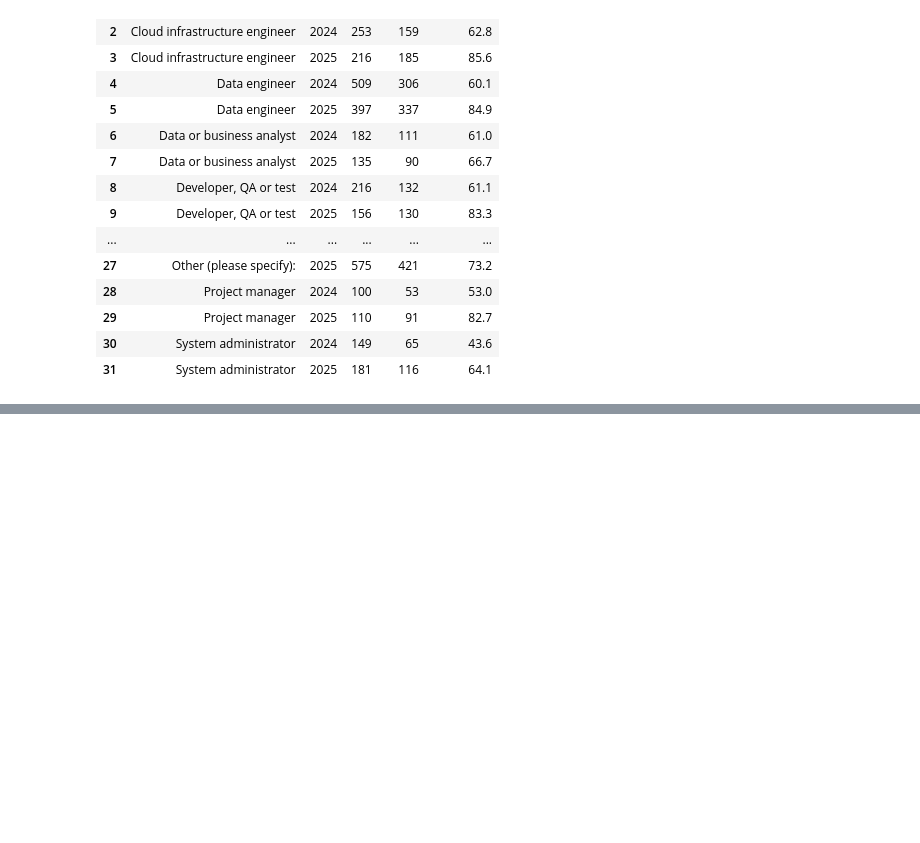
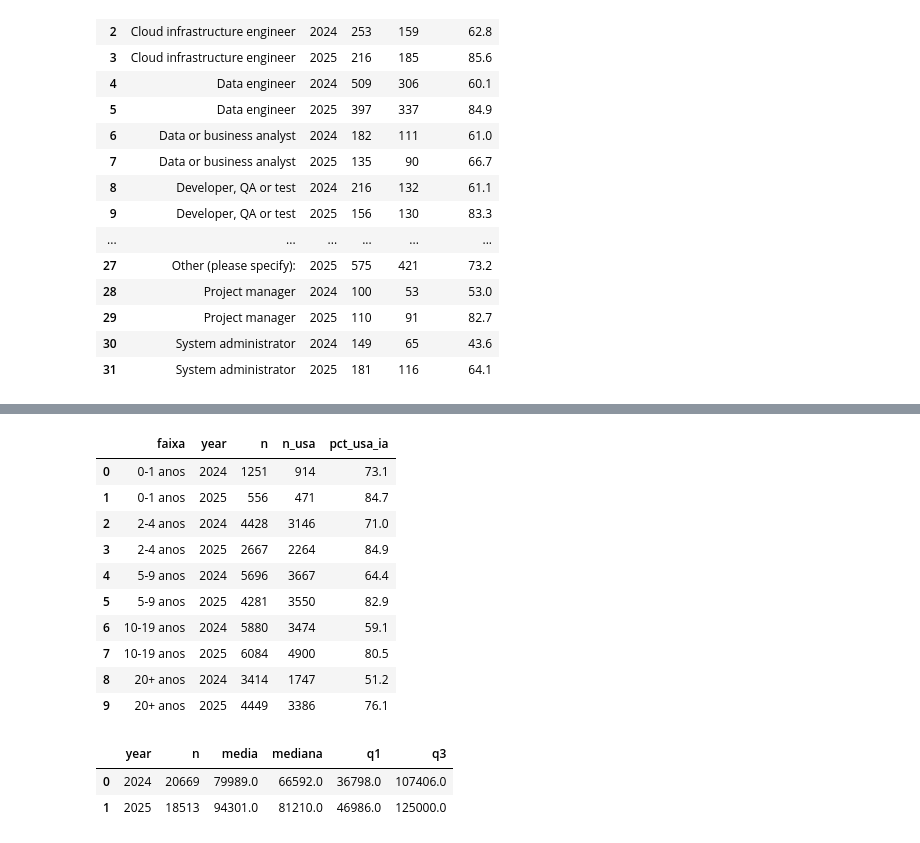
Before and after one commit to RodrigoMF545/Artificial-intelligence-and-the-labor-market, a Jupyter notebook: notebooks/eda_sql.ipynb, the cells around one changed output, grey strips where cells are left out. Saved outputs shown, nothing was run; the diff lists cells and outputs as text; code cells hidden in the pictures; blank space fills up the shorter version.

```diff
--- a/notebooks/eda_sql.ipynb
+++ b/notebooks/eda_sql.ipynb
@@ -301,0 +339,39 @@ d_func.head(6)
+# %%
+q_exp= """
+WITH base AS(
+    SELECT year, uses_ai,
+        CASE WHEN years_pro < 2 THEN 1
+            WHEN years_pro < 5 THEN 2
+            WHEN years_pro < 10 THEN 3
+            WHEN years_pro < 20 THEN 4
+            ELSE 5 END AS ordem,
+        CASE WHEN years_pro < 2 THEN '0-1 anos'
+            WHEN years_pro < 5 THEN '2-4 anos'
+            WHEN years_pro < 10 THEN '5-9 anos'
+            WHEN years_pro < 20 THEN '10-19 anos'
+            ELSE '20+ anos' END AS faixa
+    FROM survey
+    WHERE years_pro IS NOT NULL
+)
+
+SELECT faixa, year, COUNT(uses_ai) AS n, SUM(uses_ai::INT)::INT AS n_usa,
+        ROUND(100.0 * SUM(uses_ai::INT) / COUNT(uses_ai), 1) As pct_usa_ia
+FROM base
+GROUP BY ordem, faixa, year
+ORDER BY ordem, year
+"""
+
+d_exp = con.sql(q_exp).df()
+d_exp
+# %% [output]
+|  | faixa | year | n | n_usa | pct_usa_ia |
+| 0 | 0-1 anos | 2024 | 1251 | 914 | 73.1 |
+| 1 | 0-1 anos | 2025 | 556 | 471 | 84.7 |
+| 2 | 2-4 anos | 2024 | 4428 | 3146 | 71.0 |
+| 3 | 2-4 anos | 2025 | 2667 | 2264 | 84.9 |
+| 4 | 5-9 anos | 2024 | 5696 | 3667 | 64.4 |
+| 5 | 5-9 anos | 2025 | 4281 | 3550 | 82.9 |
+| 6 | 10-19 anos | 2024 | 5880 | 3474 | 59.1 |
+| 7 | 10-19 anos | 2025 | 6084 | 4900 | 80.5 |
+| 8 | 20+ anos | 2024 | 3414 | 1747 | 51.2 |
+| 9 | 20+ anos | 2025 | 4449 | 3386 | 76.1 |
@@ -301,0 +394,17 @@ d_func.head(6)
+# %%
+q_sal = """
+SELECT year,
+       COUNT(*)                                AS n,
+       ROUND(AVG(comp_yearly))                 AS media,
+       ROUND(MEDIAN(comp_yearly))              AS mediana,
+       ROUND(QUANTILE_CONT(comp_yearly, 0.25)) AS q1,
+       ROUND(QUANTILE_CONT(comp_yearly, 0.75)) AS q3
+FROM survey
+GROUP BY year
+ORDER BY year
+"""
+con.sql(q_sal).df()
+# %% [output]
+|  | year | n | media | mediana | q1 | q3 |
+| 0 | 2024 | 20669 | 79989.0 | 66592.0 | 36798.0 | 107406.0 |
+| 1 | 2025 | 18513 | 94301.0 | 81210.0 | 46986.0 | 125000.0 |
```
Also changed, not shown: parts of 5 cells of this notebook.
